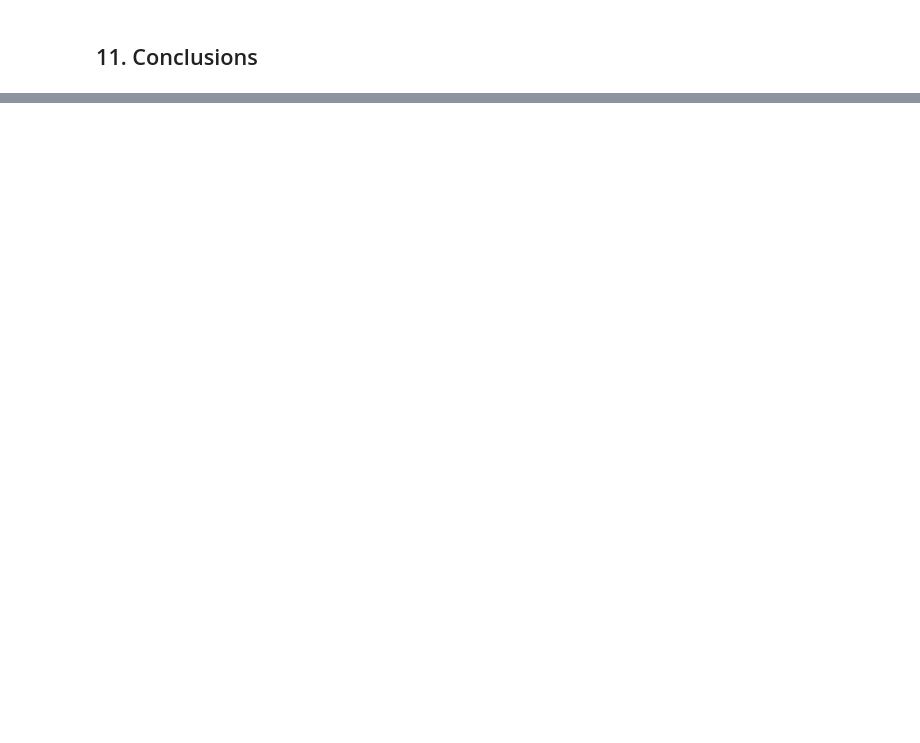
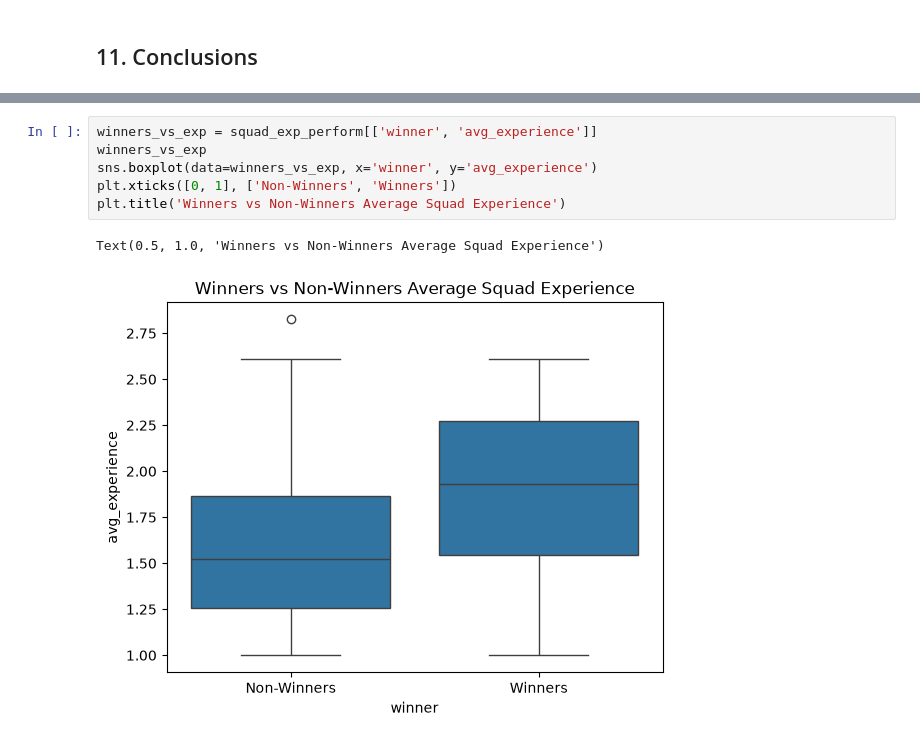
Before and after one commit to bev-amin/fifa-data-science, a Jupyter notebook: notebooks/01-exploration.ipynb, the cells around one changed output, grey strips where cells are left out. Saved outputs shown, nothing was run; the diff lists cells and outputs as text; blank space fills up the shorter version.

```diff
--- a/notebooks/01-exploration.ipynb
+++ b/notebooks/01-exploration.ipynb
@@ -1729,0 +2099,9 @@ Text(0.5, 1.0, 'Player Age vs Goals Scored per 90 Mins')
+# %%
+winners_vs_exp = squad_exp_perform[['winner', 'avg_experience']]
+winners_vs_exp
+sns.boxplot(data=winners_vs_exp, x='winner', y='avg_experience')
+plt.xticks([0, 1], ['Non-Winners', 'Winners'])
+plt.title('Winners vs Non-Winners Average Squad Experience')
+# %% [output]
+Text(0.5, 1.0, 'Winners vs Non-Winners Average Squad Experience')
+[figure, added]
```
Also changed, not shown: parts of 26 cells of this notebook.
